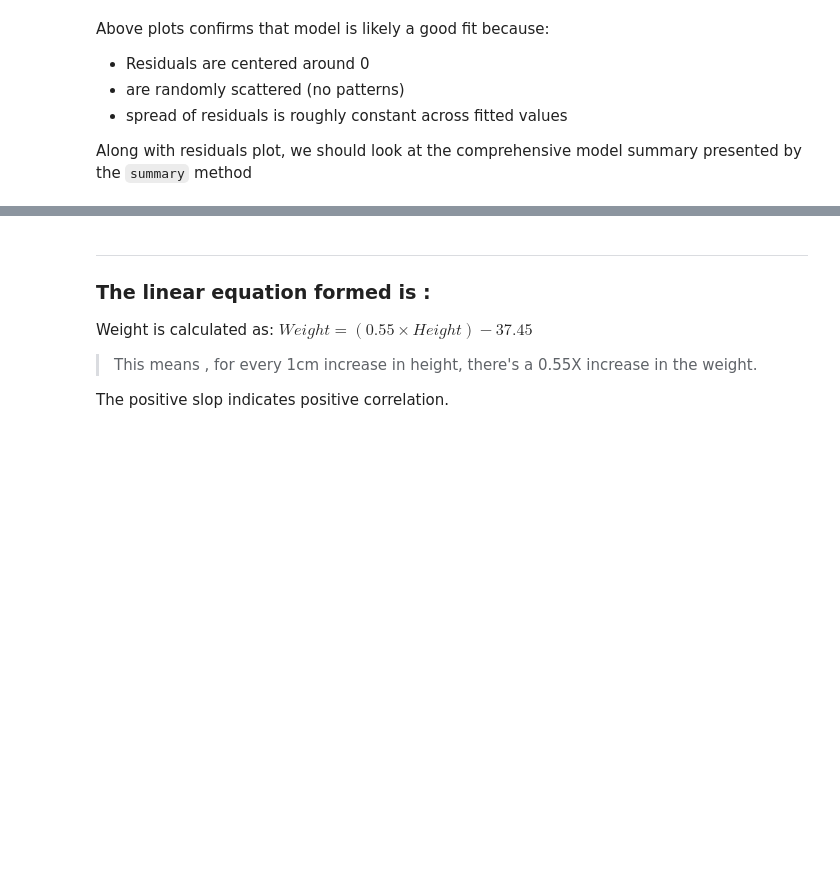
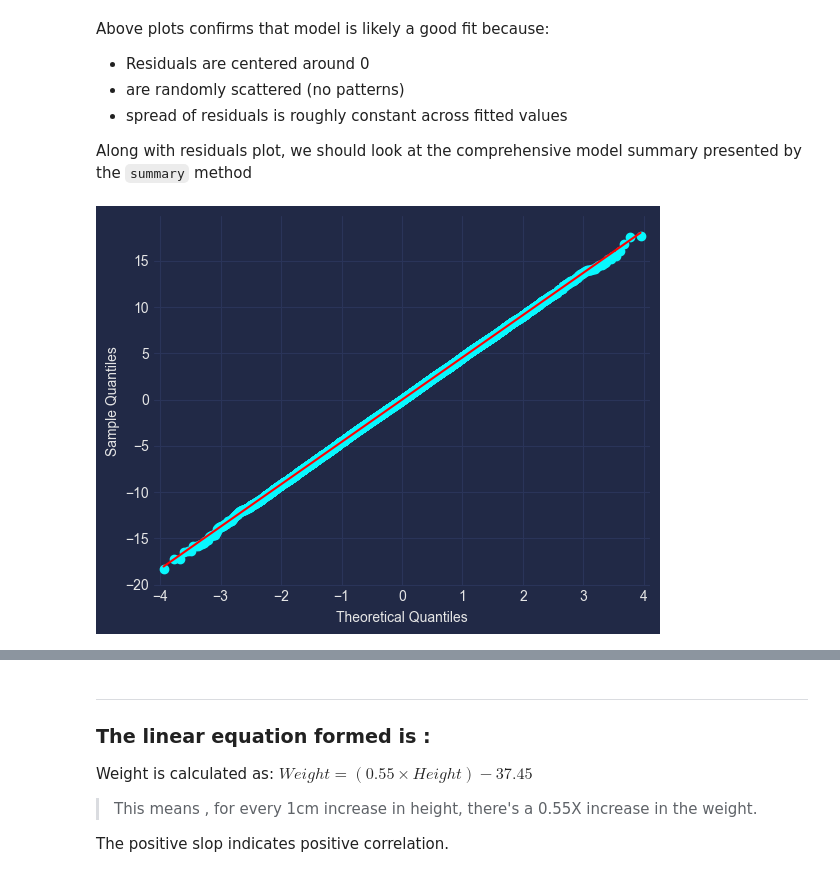
Before and after one commit to abhijeet-bhambere/python-ml-trail, a Jupyter notebook: ml_revision_1.ipynb, the cells around one changed output, grey strips where cells are left out. Cells and saved outputs as stored; diff of their text form; code cells hidden in the pictures; blank space fills up the shorter version.

```diff
--- a/ml_revision_1.ipynb
+++ b/ml_revision_1.ipynb
@@ -269,3 +269,9 @@ Above plots confirms that model is likely a good fit because:
 - spread of residuals is roughly constant across fitted values
 
 Along with residuals plot, we should look at the comprehensive model summary presented by the `summary` method
+# %%
+import statsmodels.api as sm
+sm.qqplot(model.resid, line='s')
+plt.show()
+# %% [output]
+[figure, added]
```
Also changed, not shown: parts of 40 cells of this notebook.
